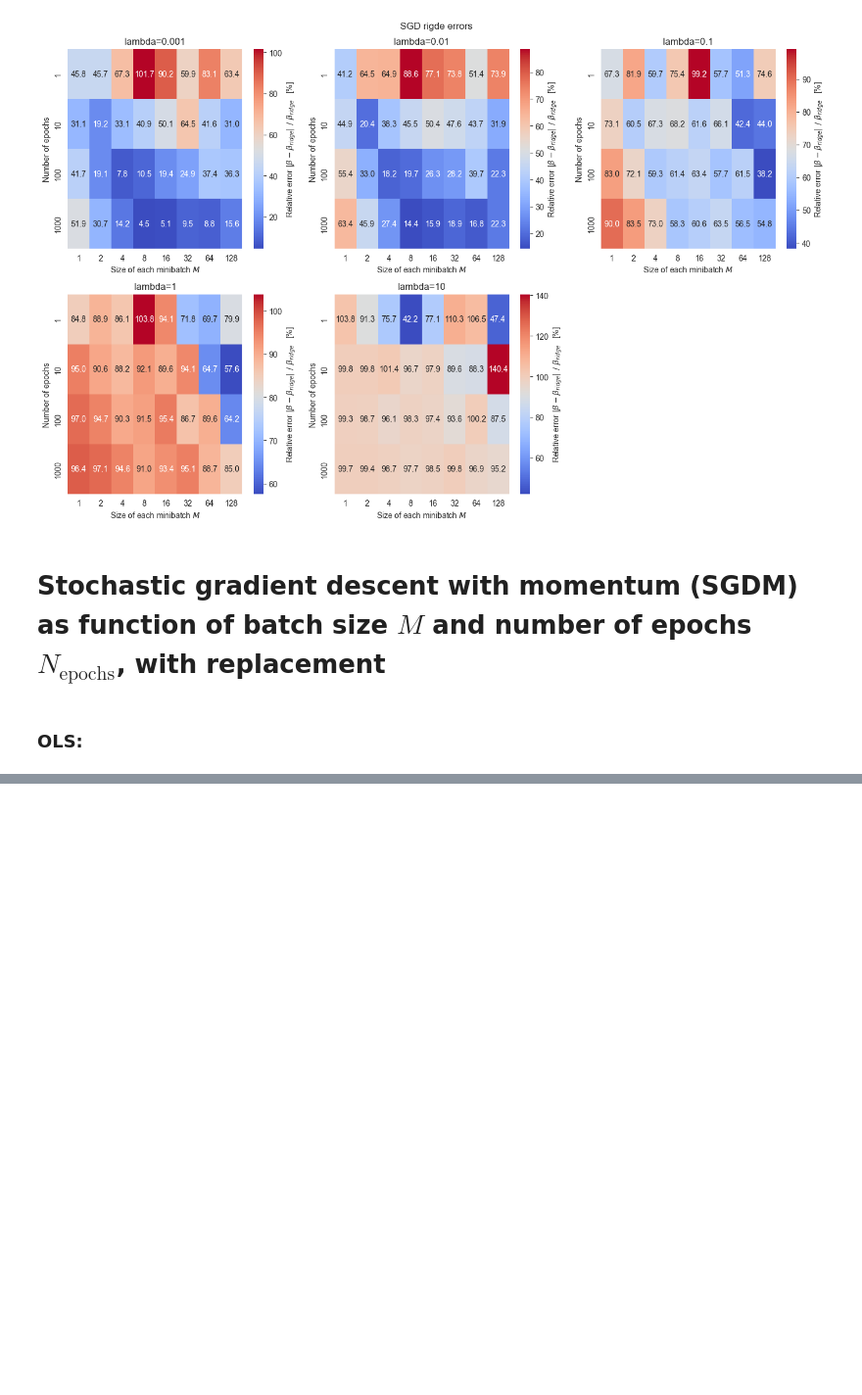
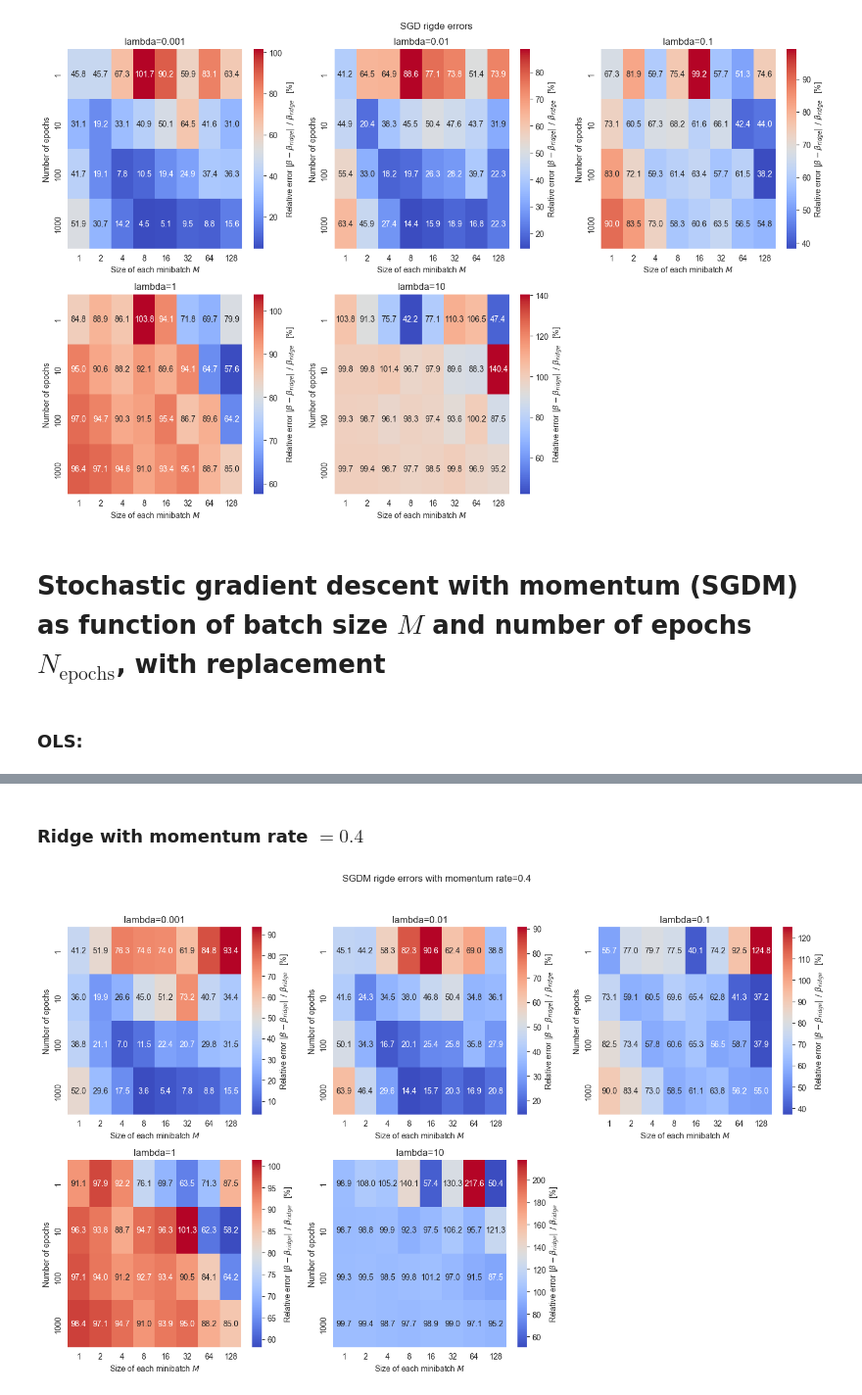
Before and after one commit to LassePladsen/FYS-STK3155-4155, a Jupyter notebook: Weekly exercises/41/Week 41 Lasse Pladsen.ipynb, the cells around one changed output, grey strips where cells are left out. Shown at 98% size. Cells and saved outputs as stored; diff of their text form; code cells hidden in the pictures; blank space fills up the shorter version.

Commit message:
finished SDGM ols and ridge. Halfway done with w41 (rest is next week?)

```diff
--- a/Weekly exercises/41/Week 41 Lasse Pladsen.ipynb
+++ b/Weekly exercises/41/Week 41 Lasse Pladsen.ipynb
@@ -552,0 +564,80 @@ fig.tight_layout()
+# %% [markdown]
+### Ridge with momentum rate $=0.4$
+# %%
+# Ridge parameter
+lmdbas = [0.001, 0.01, 0.1, 1, 10]
+momentum_rate = 0.4
+
+# Plot error heatmap for each different lambda value
+nrows, ncols = 2, 3
+fig, axs = plt.subplots(nrows, ncols, figsize=(14, 9))
+fig.suptitle(f"SGDM rigde errors with momentum rate={momentum_rate}")
+
+# Remove the final subplot which is not used
+axs[-1, -1].remove()
+
+XT_X = X.T @ X
+for l, lmbda in enumerate(lmdbas):
+    # own Ridge inversion
+    I = np.identity(np.shape(XT_X)[0])
+    lmbda_I = lmbda * I
+    beta_ridge = np.linalg.inv(XT_X + lmbda_I) @ (X.T @ y)
+
+    rel_errors = np.empty((M_vals.size, len(N_epoch_vals)))
+
+    # iterate through different epochs values
+    for j, N_epoch in enumerate(N_epoch_vals):
+
+        # then iterate through different values of total number of batches m (and corresponding M)
+        for i, m in enumerate(m_vals):
+            M = M_vals[j]
+            beta = rng.standard_normal((2, 1))  # create 2 random beta parameters [b_0, b_1]
+            change = 0
+
+            # then iterate through all different epoch values
+            for epoch in range(N_epoch):
+
+                # now do the GD calculation for each of the minibatches
+                for k in range(m):
+
+                    # Pick a minibatch at random
+                    random_index = M * rng.integers(m)
+                    xk = X[random_index:random_index + M]
+                    yk = y[random_index:random_index + M]
+
+                    # Gradient descent on the random batch
+                    gradients = 2 / M * xk.T @ ((xk @ beta) - yk) + 2 * lmbda * beta
+                    learn_rate = learning_schedule(epoch * m + k)
+                    new_change = learn_rate * gradients + momentum_rate * change
+
+                    # Update vals
+                    beta -= learn_rate * gradients
+                    change = new_change.copy()
+            rel_errors[i, j] = np.max(abs(beta - beta_ridge) / beta_ridge)
+
+    ### Plot error heatmap
+
+    # find row and col indices
+    if l < ncols:
+        row = 0
+        col = l
+    else:
+        row = 1
+        col = l - ncols
+    im = sb.heatmap(
+            rel_errors.T * 100,
+            ax=axs[row, col],
+            annot=True,
+            fmt=".1f",
+            cmap=HEATMAP_CMAP,
+            xticklabels=M_vals,
+            yticklabels=N_epoch_vals,
+            cbar_kws={"label": r"Relative error $|\beta - \beta_{ridge}|\ /\ \beta_{ridge}$   [%]"}  # colorbar label
+    )
+    axs[row, col].set_title(f"lambda={lmbda}")
+    axs[row, col].set_ylabel("Number of epochs")
+    axs[row, col].set_xlabel("Size of each minibatch $M$")
+
+fig.tight_layout()
+# %% [output]
+[figure, added]
```
Also changed, not shown: parts of 2 cells of this notebook.
